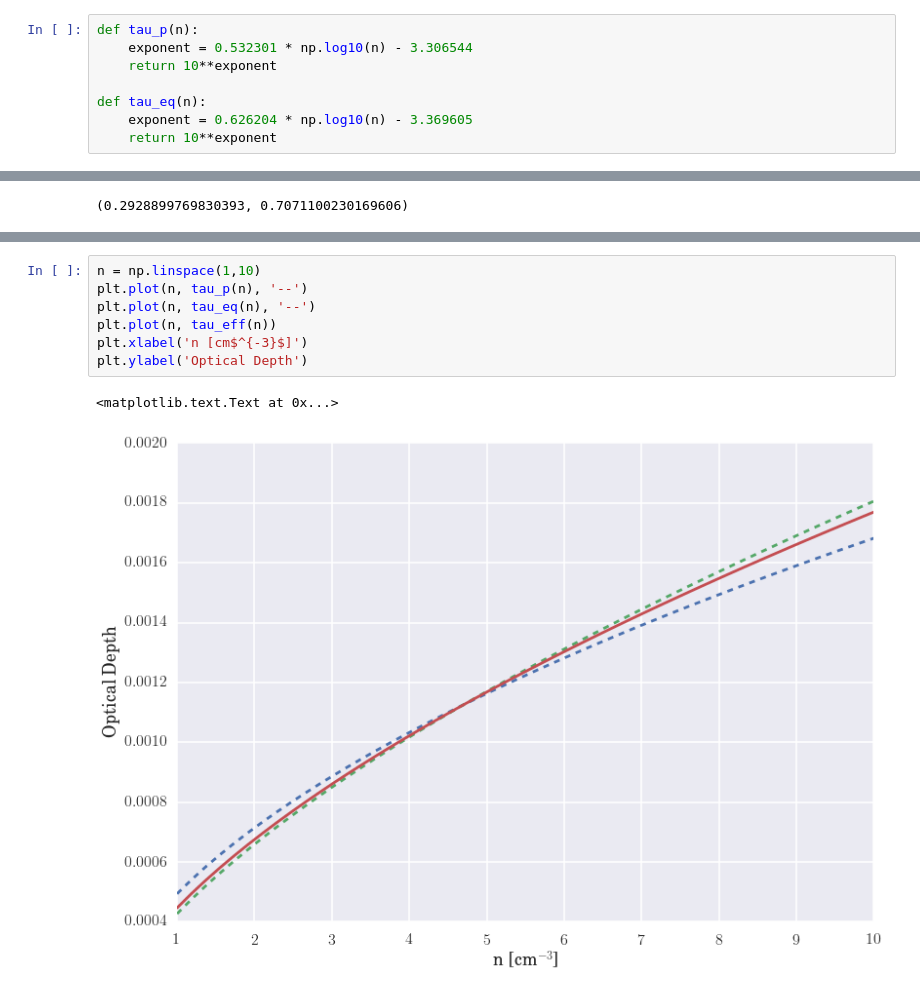
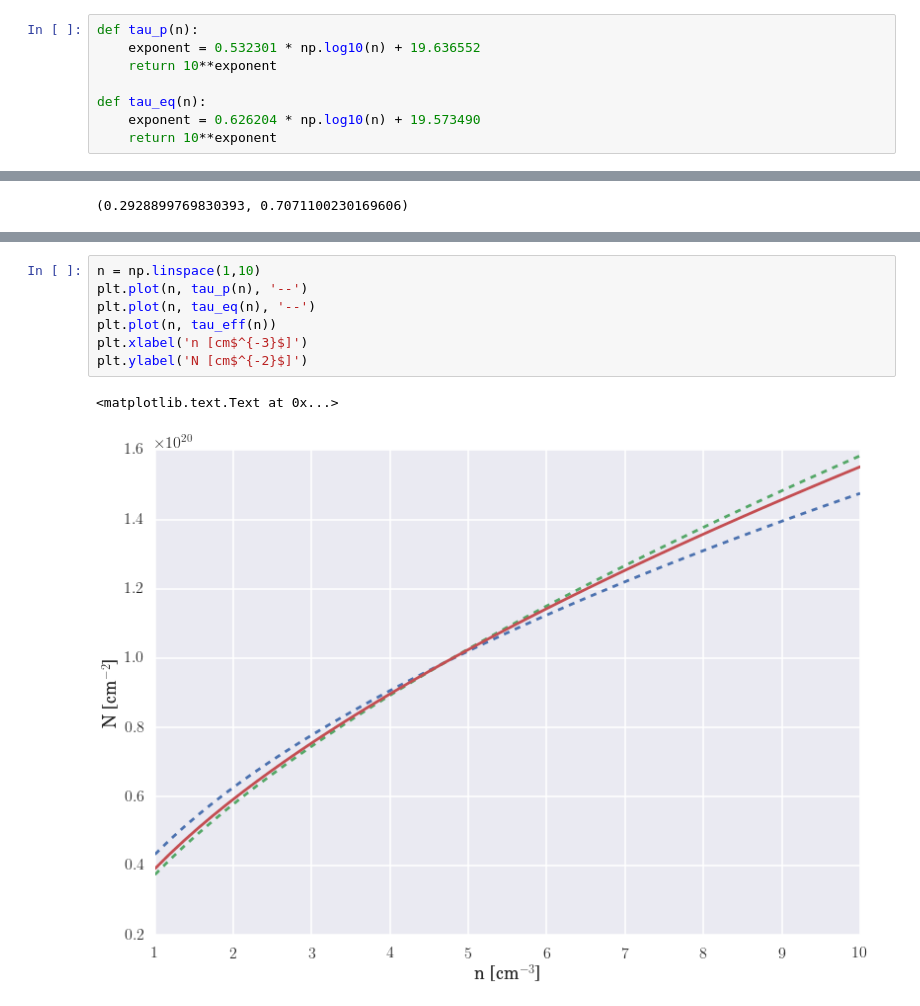
Before and after one commit to hummel/xray_notebooks, a Jupyter notebook: Local Optical Depth Prescription.ipynb, the cells around one changed output, grey strips where cells are left out. Cells and saved outputs as stored; diff of their text form.

Commit message:
Since optical depth depends on sigma, we actually want to fit the Column density...

```diff
--- a/Local Optical Depth Prescription.ipynb
+++ b/Local Optical Depth Prescription.ipynb
@@ -126,10 +126,10 @@ plt.plot(logn, logop)
 # %%
 def tau_p(n):
-    exponent = 0.532301 * np.log10(n) - 3.306544
+    exponent = 0.532301 * np.log10(n) + 19.636552
     return 10**exponent
 
 def tau_eq(n):
-    exponent = 0.626204 * np.log10(n) - 3.369605
+    exponent = 0.626204 * np.log10(n) + 19.573490
     return 10**exponent
 # %%
 Omega_pole = 1.840282
@@ -173,10 +173,10 @@ plt.ylabel('Optical Depth')
 # %%
 n = np.linspace(1,10)
 plt.plot(n, tau_p(n), '--')
 plt.plot(n, tau_eq(n), '--')
 plt.plot(n, tau_eff(n))
 plt.xlabel('n [cm$^{-3}$]')
-plt.ylabel('Optical Depth')
+plt.ylabel('N [cm$^{-2}$]')
 # %% [output]
 <matplotlib.text.Text at 0x...>
-[figure, old version]
+[figure, new version]
```
Also changed, not shown: parts of 9 cells of this notebook.
